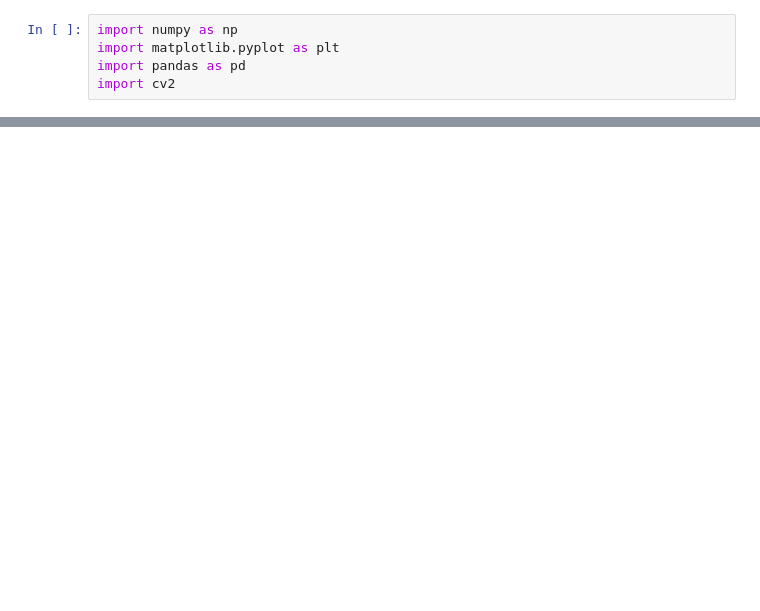
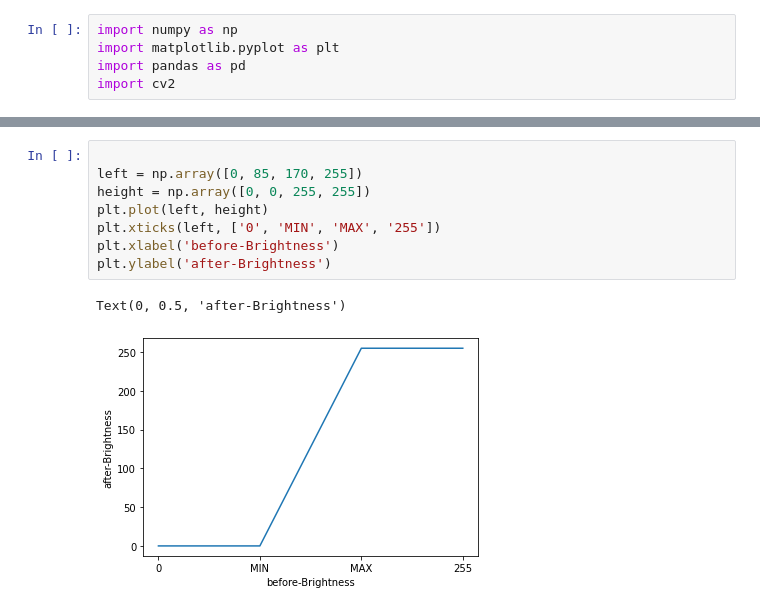
Before and after one commit to kumokumo1653/imageProcessing, a Jupyter notebook: histogram.ipynb, the cells around one changed output, grey strips where cells are left out. Cells and saved outputs as stored; diff of their text form; blank space fills up the shorter version.

```diff
--- a/histogram.ipynb
+++ b/histogram.ipynb
@@ -19,0 +18,11 @@ plt.xlim(0,255)
+# %%
+
+left = np.array([0, 85, 170, 255])
+height = np.array([0, 0, 255, 255])
+plt.plot(left, height)
+plt.xticks(left, ['0', 'MIN', 'MAX', '255'])
+plt.xlabel('before-Brightness')
+plt.ylabel('after-Brightness')
+# %% [output]
+Text(0, 0.5, 'after-Brightness')
+[figure, added]
```
Also changed, not shown: parts of 3 cells of this notebook, 40 other files.
